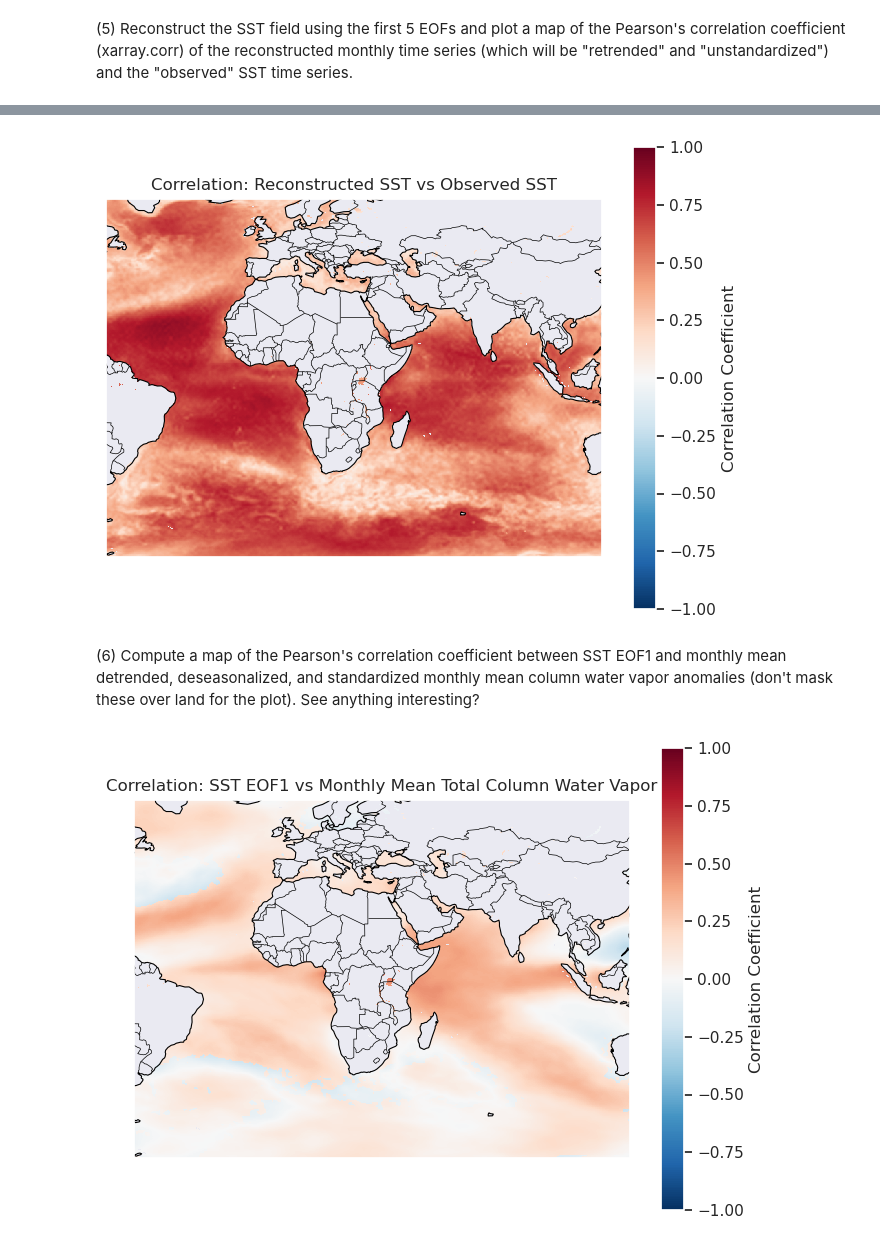
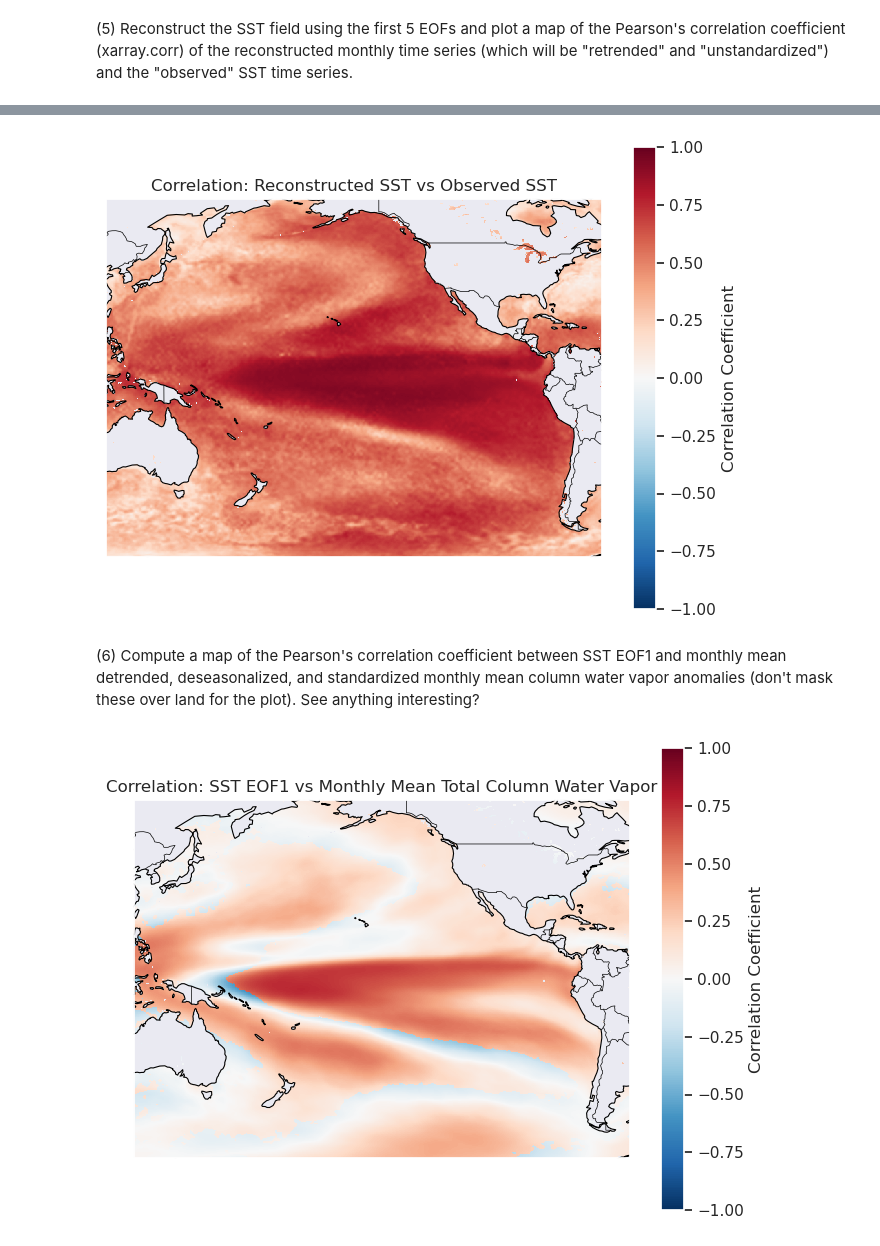
Before and after one commit to Matt0604/ATMS-523-Module-4, a Jupyter notebook: M4Project_Graber.ipynb, the cells around one changed output, grey strips where cells are left out. Cells and saved outputs as stored; diff of their text form; code cells hidden in the pictures.

```diff
--- a/M4Project_Graber.ipynb
+++ b/M4Project_Graber.ipynb
@@ -22,7 +22,7 @@ from typing import Union
 (1) Create a dataset that contains the monthly means of Sea Surface Temperature anomalies and total column water vapor from Jan 1979-Dec 2024 over the Pacific Basin (65°N to 65°S, 120°E to 60°W) masked out over land - save this to your computer. The data and land sea mask is available here: https://cds.climate.copernicus.eu/datasets/reanalysis-era5-single-levels-monthly-means?tab=download
 # %%
 # Import the file
-data = '/data/keeling/a/mgraber2/Course scripts/ATMS523/ATMS523_M4data.nc'
-data = xr.open_dataset(data)
+data = '/data/keeling/a/mgraber2/Course scripts/ATMS523/M4data*.nc'
+data = xr.open_mfdataset(data, combine='by_coords')
 data
 # %% [output]
@@ -78,6 +148,7 @@ def linear_detrend(obj: Union[xr.DataArray, xr.Dataset], time_dim: str = "valid_
     return obj.map(_detrend_da) if isinstance(obj, xr.Dataset) else _detrend_da(obj)
 
 clim = data[['sst', 'tcwv']].groupby('valid_time.month').mean('valid_time')
+data = data.unify_chunks()
 
 # Subtract that monthly mean from each month in the full dataset
 anomalies = data[['sst', 'tcwv']].groupby('valid_time.month') - clim
@@ -185,27 +284,28 @@ Attributes:
 # %%
 # Plot a map of the correlation coefficient between the reconstructed sst time series and the observed sst time series
 corr = xr.corr(SST, reconstruction, dim='valid_time')
-projection = ccrs.PlateCarree(central_longitude=30)
+projection = ccrs.PlateCarree(central_longitude=180)
 
 fig, ax = plt.subplots(figsize=(8,6), subplot_kw={'projection': projection})
 
 # Plot correlation
 im = corr.plot(
     ax=ax,
     transform=ccrs.PlateCarree(),
     cmap='RdBu_r',
     vmin=-1, vmax=1,
     add_colorbar=True,
     cbar_kwargs={'label': 'Correlation Coefficient'}
 )
 
 ax.coastlines(linewidth=0.8)
 ax.add_feature(cfeature.BORDERS, linewidth=0.5)
+ax.set_extent([120, 300, -65, 65], crs=ccrs.PlateCarree())
 
 ax.set_title('Correlation: Reconstructed SST vs Observed SST')
 plt.show()
 # %% [output]
-[figure, old version]
+[figure, new version]
 # %% [markdown]
 (6) Compute a map of the Pearson's correlation coefficient between SST EOF1 and monthly mean detrended, deseasonalized, and standardized monthly mean column water vapor anomalies (don't mask these over land for the plot). See anything interesting?
 # %%
@@ -218,7 +318,7 @@ eof1 = solver.reconstructedField(neofs=1)
 corr = xr.corr(eof1, tcwv_detrend, dim='valid_time')
 # %%
 # Plot the correlation
-projection = ccrs.PlateCarree(central_longitude=30)
+projection = ccrs.PlateCarree(central_longitude=180)
 
 fig, ax = plt.subplots(figsize=(8,6), subplot_kw={'projection': projection})
 
@@ -234,8 +334,9 @@ im = corr.plot(
 
 ax.coastlines(linewidth=0.8)
 ax.add_feature(cfeature.BORDERS, linewidth=0.5)
+ax.set_extent([120, 300, -65, 65], crs=ccrs.PlateCarree())
 
 ax.set_title('Correlation: SST EOF1 vs Monthly Mean Total Column Water Vapor')
 plt.show()
 # %% [output]
-[figure, old version]
+[figure, new version]
```
Also changed, not shown: parts of 4 cells of this notebook.
